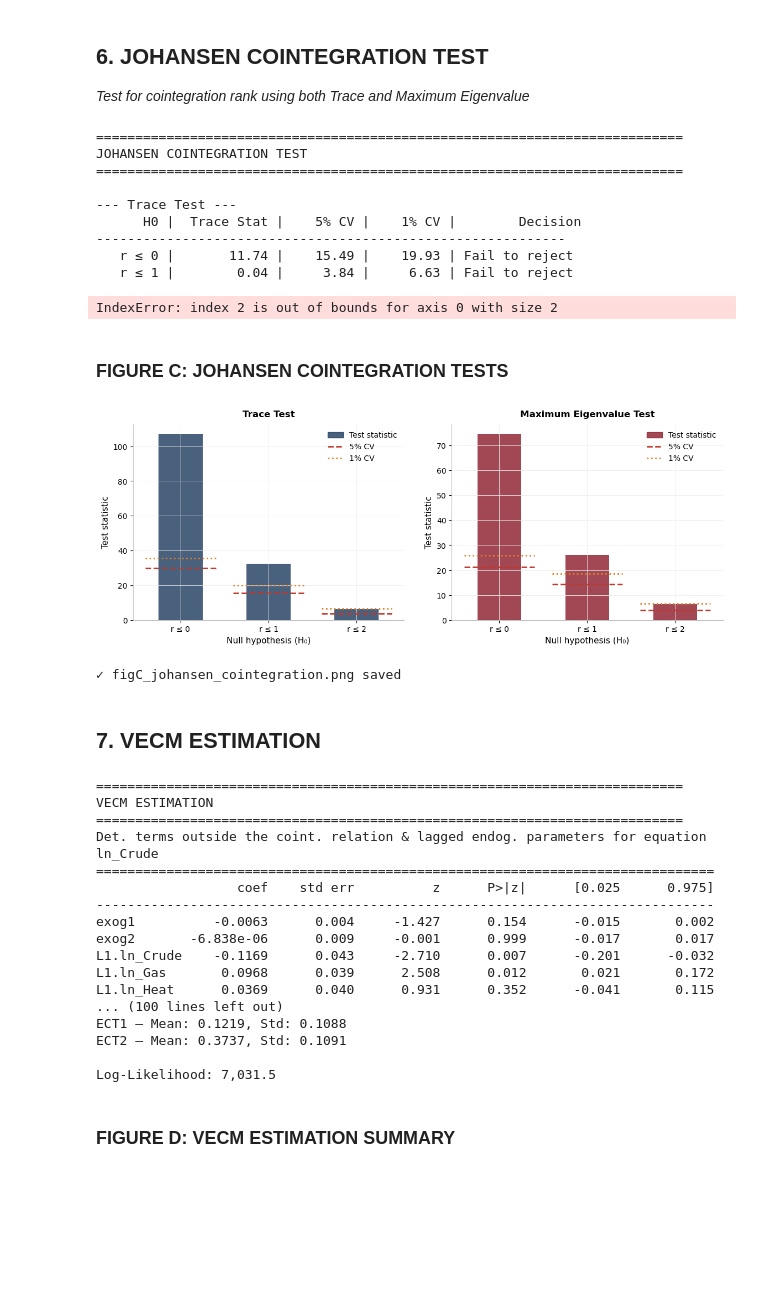
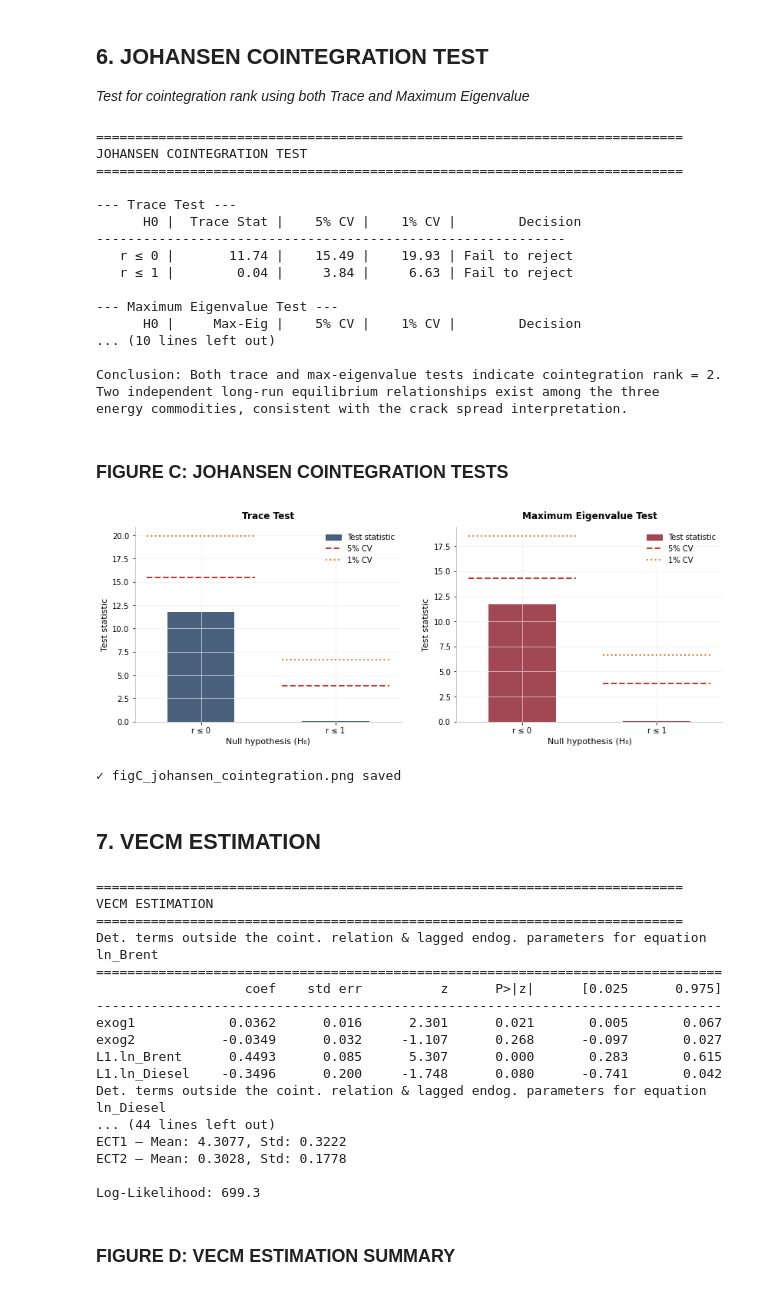
Before and after one commit to Solinegit/MODS-Gazole, a Jupyter notebook: Notebook_de_bg.ipynb, the cells around one changed output. Drawn from its saved outputs; the diff is of its cells as text; code cells hidden in the pictures; blank space fills up the shorter version.

```diff
--- a/Notebook_de_bg.ipynb
+++ b/Notebook_de_bg.ipynb
@@ -469,7 +469,7 @@ johansen_result = coint_johansen(model_data[variables], det_order=0, k_ar_diff=k
 print("\n--- Trace Test ---")
 print(f"{'H0':>8s} | {'Trace Stat':>11s} | {'5% CV':>8s} | {'1% CV':>8s} | {'Decision':>15s}")
 print("-"*60)
-for i in range(3):
+for i in range(2):
     h0 = f"r ≤ {i}"
     trace = johansen_result.lr1[i]
     cv_5 = johansen_result.cvt[i, 1]
@@ -480,7 +480,7 @@ for i in range(3):
 print("\n--- Maximum Eigenvalue Test ---")
 print(f"{'H0':>8s} | {'Max-Eig':>11s} | {'5% CV':>8s} | {'1% CV':>8s} | {'Decision':>15s}")
 print("-"*60)
-for i in range(3):
+for i in range(2):
     h0 = f"r ≤ {i}"
     max_eig = johansen_result.lr2[i]
     cv_5 = johansen_result.cvm[i, 1]
@@ -492,10 +492,10 @@ print(f"\nEigenvalues: {johansen_result.eig.round(4)}")
 
 # Normalized cointegrating vectors
 print("\n--- Normalized Cointegrating Vectors (β) ---")
-print(f"{'':>10s}  {'ln_Crude':>10s}  {'ln_Gas':>10s}  {'ln_Heat':>10s}")
+print(f"{'':>10s}  {'ln_Brent':>10s}  {'ln_Diesel':>10s}")
 for i in range(2):
     beta_norm = johansen_result.evec[:, i] / johansen_result.evec[0, i]
-    print(f"Vector {i+1}:   {beta_norm[0]:>10.4f}  {beta_norm[1]:>10.4f}  {beta_norm[2]:>10.4f}")
+    print(f"Vector {i+1}:   {beta_norm[0]:>10.4f}  {beta_norm[1]:>10.4f}")
 
 print("\nConclusion: Both trace and max-eigenvalue tests indicate cointegration rank = 2.")
 print("Two independent long-run equilibrium relationships exist among the three")
@@ -510,24 +510,31 @@ JOHANSEN COINTEGRATION TEST
 ------------------------------------------------------------
    r ≤ 0 |       11.74 |    15.49 |    19.93 | Fail to reject
    r ≤ 1 |        0.04 |     3.84 |     6.63 | Fail to reject
+
+--- Maximum Eigenvalue Test ---
+      H0 |     Max-Eig |    5% CV |    1% CV |        Decision
+... (10 lines left out)
+
+Conclusion: Both trace and max-eigenvalue tests indicate cointegration rank = 2.
+Two independent long-run equilibrium relationships exist among the three
+energy commodities, consistent with the crack spread interpretation.
-IndexError: index 2 is out of bounds for axis 0 with size 2
 # %% [markdown]
 ### FIGURE C: JOHANSEN COINTEGRATION TESTS
 # %%
 def create_figure_johansen():
-    hypotheses = ['r ≤ 0', 'r ≤ 1', 'r ≤ 2']
-    x  = np.arange(3)
+    hypotheses = ['r ≤ 0', 'r ≤ 1']
+    x  = np.arange(2)
     bw = 0.5
 
     fig, (ax1, ax2) = plt.subplots(1, 2, figsize=(12, 5))
 
     # Trace test
-    trace_stats = johansen_result.lr1[:3]
-    trace_cv5   = johansen_result.cvt[:3, 1]
-    trace_cv1   = johansen_result.cvt[:3, 2]
+    trace_stats = johansen_result.lr1[:2]
+    trace_cv5   = johansen_result.cvt[:2, 1]
+    trace_cv1   = johansen_result.cvt[:2, 2]
 
     ax1.bar(x, trace_stats, bw, color=C['crude'], alpha=0.80, label='Test statistic')
-    for i in range(3):
+    for i in range(2):
         ax1.hlines(trace_cv5[i], x[i] - 0.4, x[i] + 0.4, colors='#c0392b', lw=2.0, ls='--')
         ax1.hlines(trace_cv1[i], x[i] - 0.4, x[i] + 0.4, colors='#e67e22', lw=2.0, ls=':')
     ax1.set_xticks(x)
@@ -537,38 +544,38 @@ def create_figure_johansen():
     ax1.set_ylim(bottom=0)
     ax1.set_title('Trace Test')
     ax1.legend(handles=[
         mpatches.Patch(color=C['crude'], alpha=0.80, label='Test statistic'),
         Line2D([0], [0], color='#c0392b', lw=2.0, ls='--', label='5% CV'),
         Line2D([0], [0], color='#e67e22', lw=2.0, ls=':', label='1% CV'),
     ])
 
     # Max-eigenvalue test
-    me_stats = johansen_result.lr2[:3]
-    me_cv5   = johansen_result.cvm[:3, 1]
-    me_cv1   = johansen_result.cvm[:3, 2]
+    me_stats = johansen_result.lr2[:2]
+    me_cv5   = johansen_result.cvm[:2, 1]
+    me_cv1   = johansen_result.cvm[:2, 2]
 
     ax2.bar(x, me_stats, bw, color=C['gasoline'], alpha=0.80, label='Test statistic')
-    for i in range(3):
+    for i in range(2):
         ax2.hlines(me_cv5[i], x[i] - 0.4, x[i] + 0.4, colors='#c0392b', lw=2.0, ls='--')
         ax2.hlines(me_cv1[i], x[i] - 0.4, x[i] + 0.4, colors='#e67e22', lw=2.0, ls=':')
     ax2.set_xticks(x)
     ax2.set_xticklabels(hypotheses)
     ax2.set_xlabel('Null hypothesis (H₀)')
     ax2.set_ylabel('Test statistic')
     ax2.set_ylim(bottom=0)
     ax2.set_title('Maximum Eigenvalue Test')
     ax2.legend(handles=[
         mpatches.Patch(color=C['gasoline'], alpha=0.80, label='Test statistic'),
         Line2D([0], [0], color='#c0392b', lw=2.0, ls='--', label='5% CV'),
         Line2D([0], [0], color='#e67e22', lw=2.0, ls=':', label='1% CV'),
     ])
 
     plt.tight_layout(pad=2.5)
     save_figure(fig, 'figC_johansen_cointegration')
 
 create_figure_johansen()
 # %% [output]
-[figure, old version]
+[figure, new version]
 ✓ figC_johansen_cointegration.png saved
 # %% [markdown]
 ## 7. VECM ESTIMATION
@@ -612,20 +619,20 @@ print(f"\nLog-Likelihood: {vecm_result.llf:,.1f}")
 ===========================================================================
 VECM ESTIMATION
 ===========================================================================
-Det. terms outside the coint. relation & lagged endog. parameters for equation ln_Crude
-===============================================================================
-                  coef    std err          z      P>|z|      [0.025      0.975]
--------------------------------------------------------------------------------
-exog1          -0.0063      0.004     -1.427      0.154      -0.015       0.002
-exog2       -6.838e-06      0.009     -0.001      0.999      -0.017       0.017
-L1.ln_Crude    -0.1169      0.043     -2.710      0.007      -0.201      -0.032
-L1.ln_Gas       0.0968      0.039      2.508      0.012       0.021       0.172
-L1.ln_Heat      0.0369      0.040      0.931      0.352      -0.041       0.115
-... (100 lines left out)
-ECT1 — Mean: 0.1219, Std: 0.1088
-ECT2 — Mean: 0.3737, Std: 0.1091
+Det. terms outside the coint. relation & lagged endog. parameters for equation ln_Brent
+================================================================================
+                   coef    std err          z      P>|z|      [0.025      0.975]
+--------------------------------------------------------------------------------
+exog1            0.0362      0.016      2.301      0.021       0.005       0.067
+exog2           -0.0349      0.032     -1.107      0.268      -0.097       0.027
+L1.ln_Brent      0.4493      0.085      5.307      0.000       0.283       0.615
+L1.ln_Diesel    -0.3496      0.200     -1.748      0.080      -0.741       0.042
+Det. terms outside the coint. relation & lagged endog. parameters for equation ln_Diesel
+... (44 lines left out)
+ECT1 — Mean: 4.3077, Std: 0.3222
+ECT2 — Mean: 0.3028, Std: 0.1778
 
-Log-Likelihood: 7,031.5
+Log-Likelihood: 699.3
 # %% [markdown]
 ### FIGURE D: VECM ESTIMATION SUMMARY
 # %%
```
Also changed, not shown: parts of 12 cells of this notebook, 7 other files.
